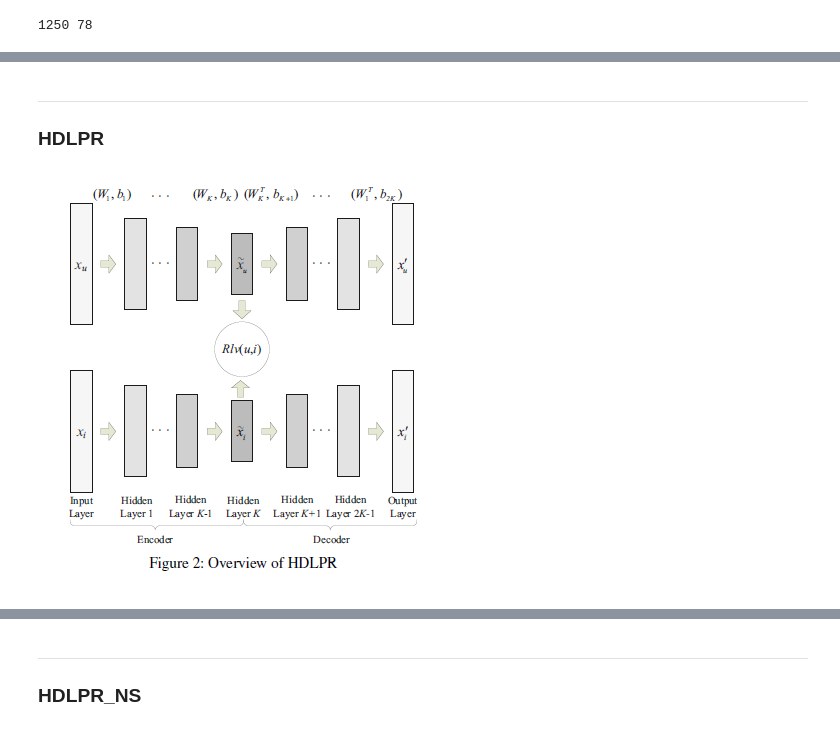
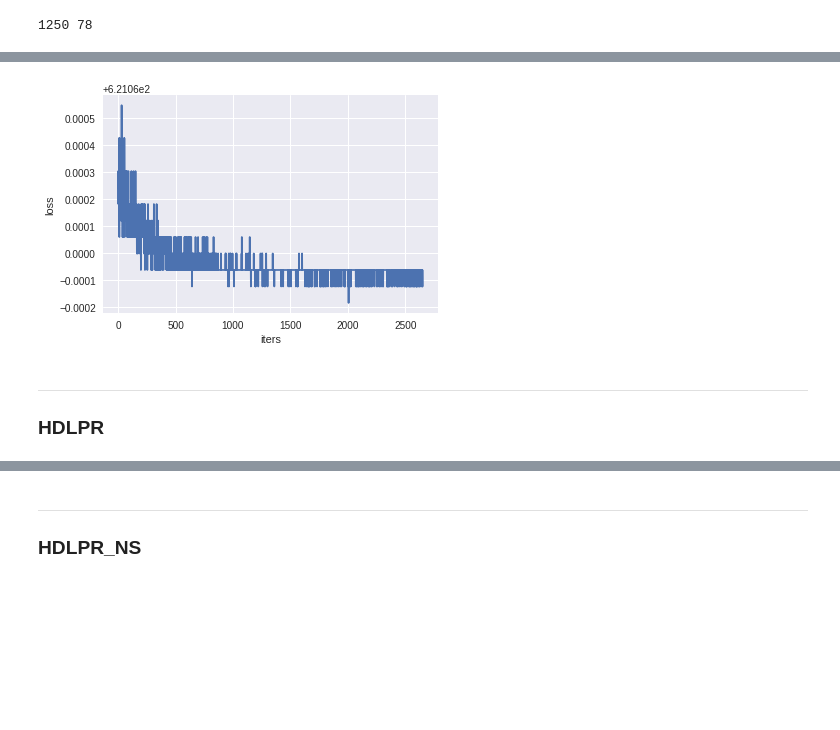
Before and after one commit to bobrovskayaa/learning-deep-learning, a Jupyter notebook: homeworks/journal-club/article_realization.ipynb, the cells around one changed output, grey strips where cells are left out. Saved outputs shown, nothing was run; the diff lists cells and outputs as text; code cells hidden in the pictures; blank space fills up the shorter version.

```diff
--- a/homeworks/journal-club/article_realization.ipynb
+++ b/homeworks/journal-club/article_realization.ipynb
@@ -255,6 +352,11 @@ for epoch in range(n_epochs):
+# %%
+plt.plot(losses_val)
+plt.xlabel("iters")
+plt.ylabel("loss");
+plt.show()
+# %% [output]
+[figure, added]
 # %% [markdown]
 ____
 
 ### HDLPR
-# %% [markdown]
-![image.png](attachment:image.png)
```
Also changed, not shown: parts of 58 cells of this notebook.
